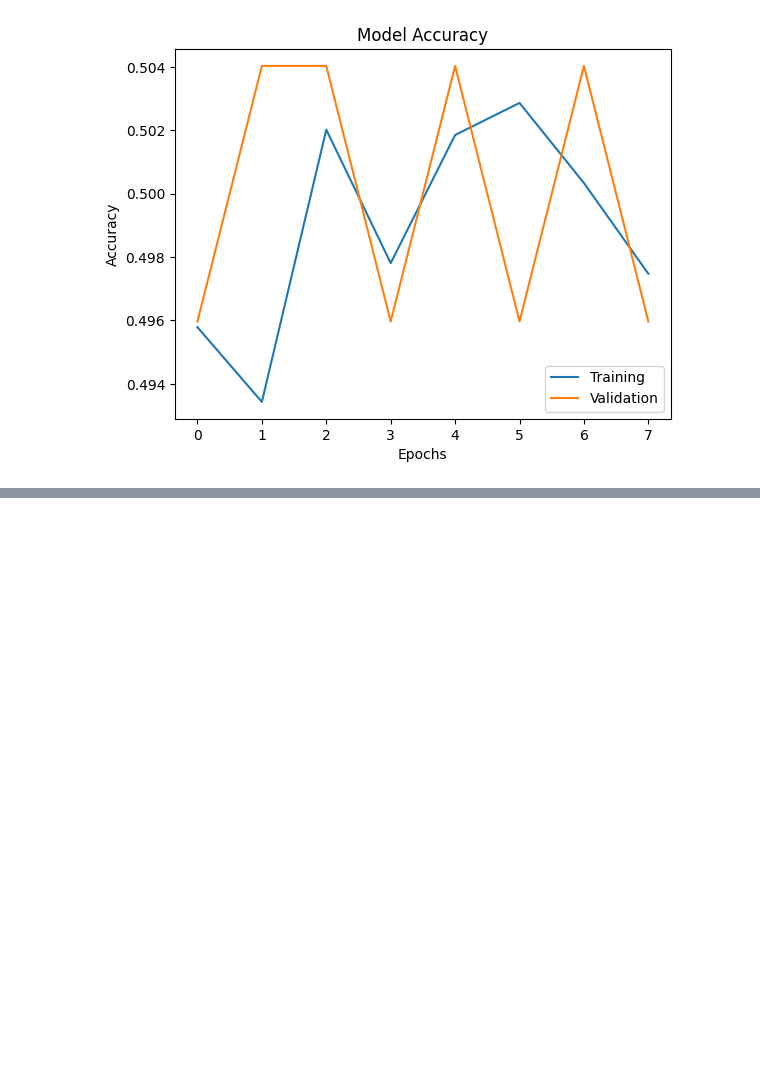
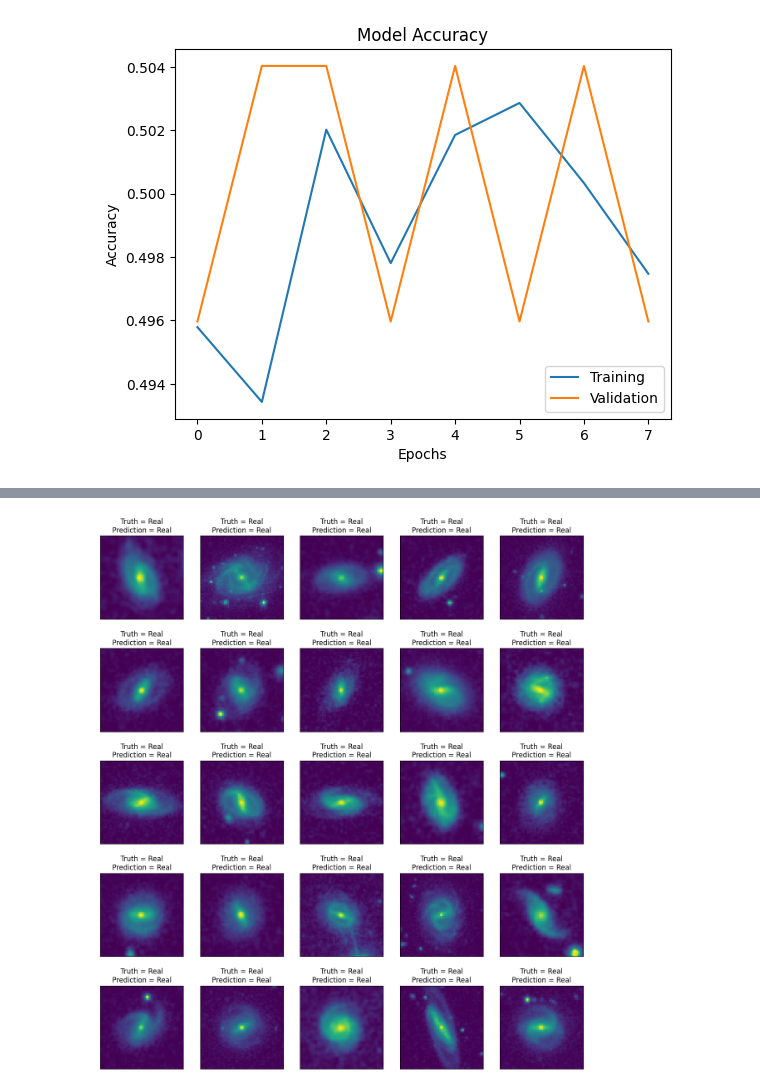
Before and after one commit to adheeb4/MLNN-Project-Group-20, a Jupyter notebook: Group_Project_Group_40.ipynb, the cells around one changed output, grey strips where cells are left out. Cells and saved outputs as stored; diff of their text form; code cells hidden in the pictures; blank space fills up the shorter version.

```diff
--- a/Group_Project_Group_40.ipynb
+++ b/Group_Project_Group_40.ipynb
@@ -186,11 +189,15 @@ x_val, y_val = next(val_gen)
 # %%
+y_pred = model.predict(x_val)
+y_pred_label = np.argmax(y_pred, axis=1)
+
 f, ax = plt.subplots(5,5, figsize=(15, 17))
 ax = ax.flatten()
 
 for i in range(25):
     ax[i].imshow(x_val[i,:,:,0])
-    ax[i].set_title(f'Truth = {class_names[y_val[i][0]]}\nPrediction = {class_names[y_pred_label[i]]}')
+    ax[i].set_title(f'Truth = {class_names[int(y_val[i])]}\nPrediction = {class_names[int(y_pred_label[i])]}')
     ax[i].set_xticks([])
     ax[i].set_yticks([])
 
 plt.show()
+# %% [output]
@@ -196,0 +205 @@ plt.show()
+[figure, added]
```
Also changed, not shown: parts of 2 cells of this notebook.
